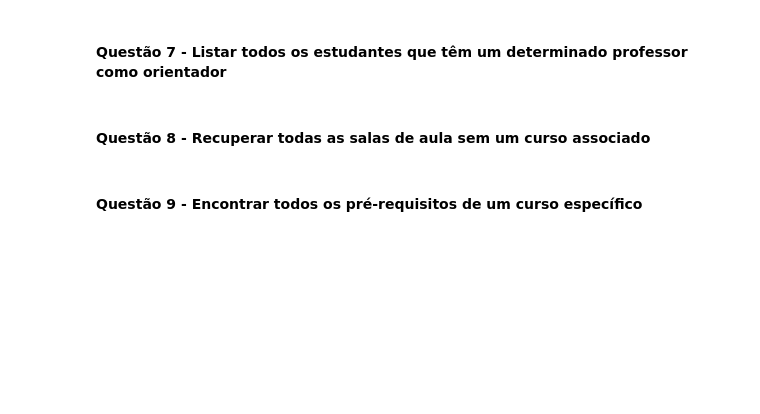
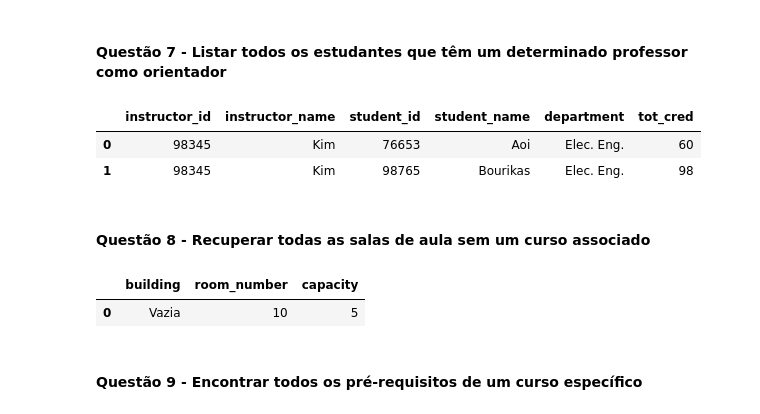
Before and after one commit to Massato01/BancoDeDadosAvancadoNoSQL, a Jupyter notebook: document_store/main.ipynb, the cells around one changed output. Drawn from its saved outputs; the diff is of its cells as text; code cells hidden in the pictures; blank space fills up the shorter version.

```diff
--- a/document_store/main.ipynb
+++ b/document_store/main.ipynb
@@ -432,6 +497,71 @@ listar_colunas('student')
 # %% [markdown]
 #### Questão 7 - Listar todos os estudantes que têm um determinado professor como orientador
+# %%
+def estudantes_com_orientador(id_orientador):
+    advisor_collection = db['advisor']
+    student_collection = db['student']
+    instructor_collection = db['instructor']
+
+    estudantes_orientador = advisor_collection.find({'i_id': id_orientador})
+
+    orientador_info = instructor_collection.find_one({'id': id_orientador})
+    nome_orientador = orientador_info['name']
+
+    ids_estudantes = []
+    for estudante in estudantes_orientador:
+        ids_estudantes.append(estudante['s_id'])
+
+    estudantes_data = []
+    for id_estudante in ids_estudantes:
+        estudante_doc = student_collection.find_one({'id': id_estudante})
+        if estudante_doc:
+            estudantes_data.append({
+                'instructor_id': id_orientador,
+                'instructor_name': nome_orientador,
+                'student_id': estudante_doc['id'],
+                'student_name': estudante_doc['name'],
+                'department': estudante_doc['dept_name'],
+                'tot_cred': estudante_doc['tot_cred'],
+            })
+
+    df = pd.DataFrame(estudantes_data)
+    return df
+
+
+df = estudantes_com_orientador('98345')
+df
+# %% [output]
+|  | instructor_id | instructor_name | student_id | student_name | department | tot_cred |
+| 0 | 98345 | Kim | 76653 | Aoi | Elec. Eng. | 60 |
+| 1 | 98345 | Kim | 98765 | Bourikas | Elec. Eng. | 98 |
 # %% [markdown]
 #### Questão 8 - Recuperar todas as salas de aula sem um curso associado
+# %%
+def salas_de_aula_sem_curso_associado():
+    classroom_collection = db['classroom']
+    section_collection = db['section']
+
+    salas_de_aula = classroom_collection.find()
+
+    salas_sem_curso = []
+    for sala in salas_de_aula:
+        secao_associada = section_collection.find_one({'building': sala['building'], 'room_number': sala['room_number']})
+        if not secao_associada:
+            salas_sem_curso.append({
+                'building': sala['building'],
+                'room_number': sala['room_number'],
+                'capacity': sala['capacity']
+            })
+
+    df = pd.DataFrame(salas_sem_curso)
+    return df
+
+df = salas_de_aula_sem_curso_associado()
+df
+
+# Sala vazia inserida à query
+# %% [output]
+|  | building | room_number | capacity |
+| 0 | Vazia | 10 | 5 |
 # %% [markdown]
 #### Questão 9 - Encontrar todos os pré-requisitos de um curso específico
```
Also changed, not shown: parts of 11 cells of this notebook.
